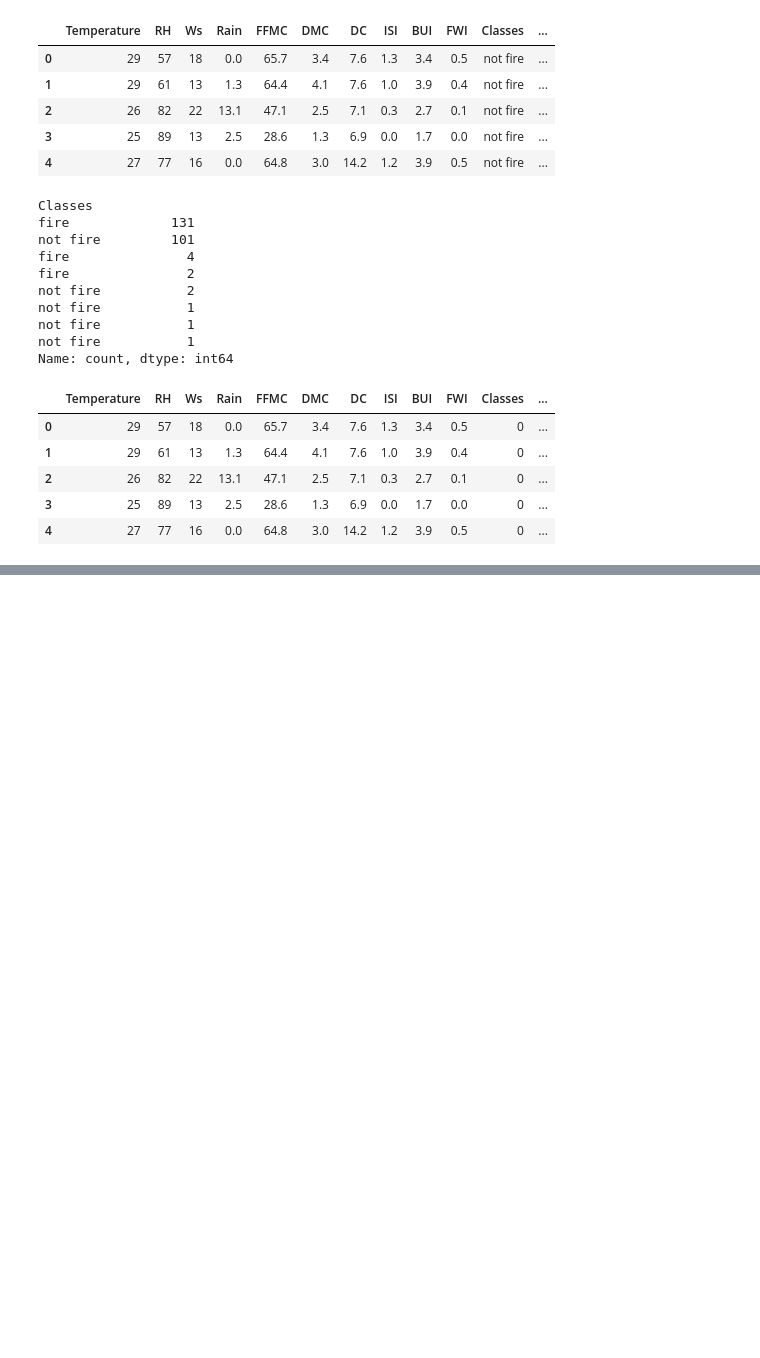
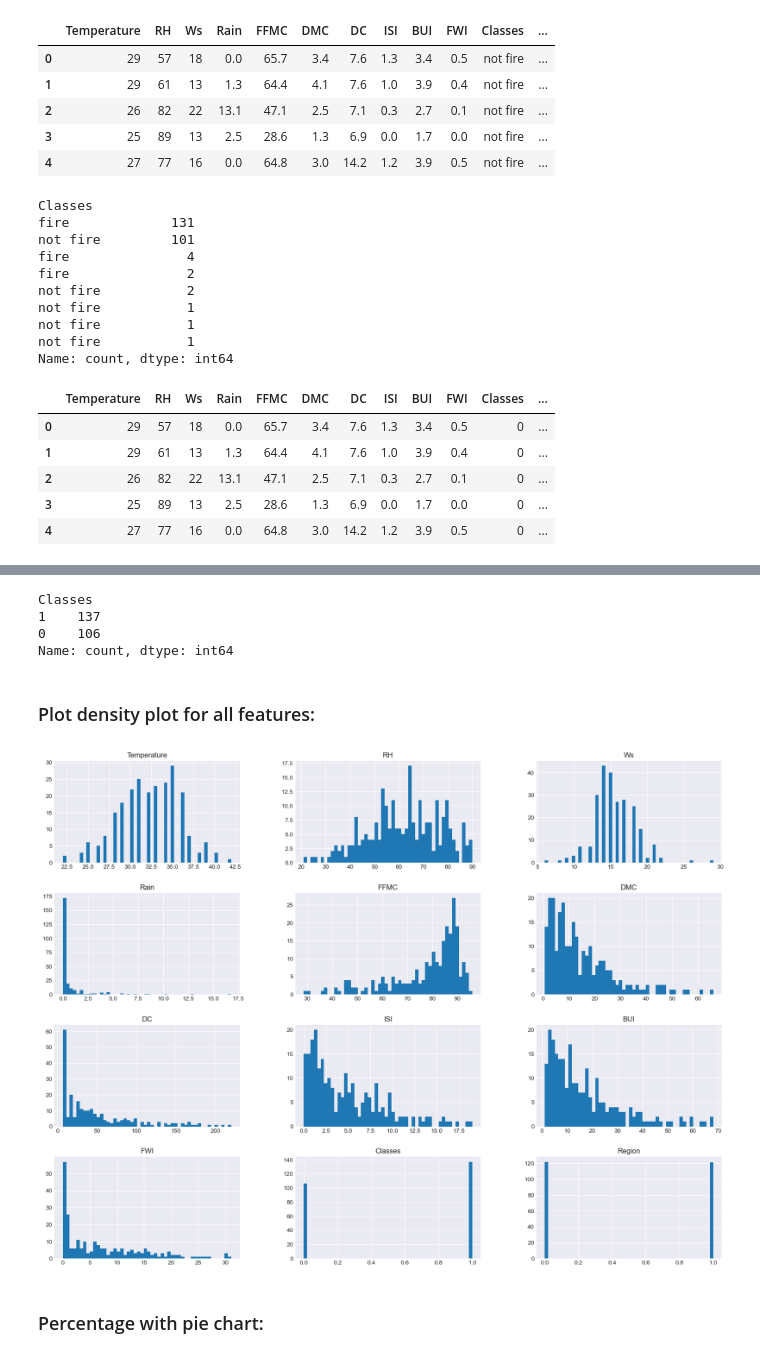
Before and after one commit to ganeshbgunjal/Projects, a Jupyter notebook: 1 Basic Linear Regression Project/1 Basic Regression Project from scratch.ipynb, the cells around one changed output, grey strips where cells are left out. Saved outputs shown, nothing was run; the diff lists cells and outputs as text; code cells hidden in the pictures; blank space fills up the shorter version.

```diff
--- a/1 Basic Linear Regression Project/1 Basic Regression Project from scratch.ipynb
+++ b/1 Basic Linear Regression Project/1 Basic Regression Project from scratch.ipynb
@@ -358,0 +368,17 @@ df_copy.head()
+# %%
+df_copy['Classes'].value_counts()
+# %% [output]
+Classes
+1    137
+0    106
+Name: count, dtype: int64
+# %% [markdown]
+### Plot density plot for all features:
+# %%
+plt.style.use('seaborn-v0_8-darkgrid')
+df_copy.hist(bins=50,figsize=(20,15))
+plt.show()
+# %% [output]
+[figure, added]
+# %% [markdown]
+### Percentage with pie chart:
```
Also changed, not shown: parts of 6 cells of this notebook.
